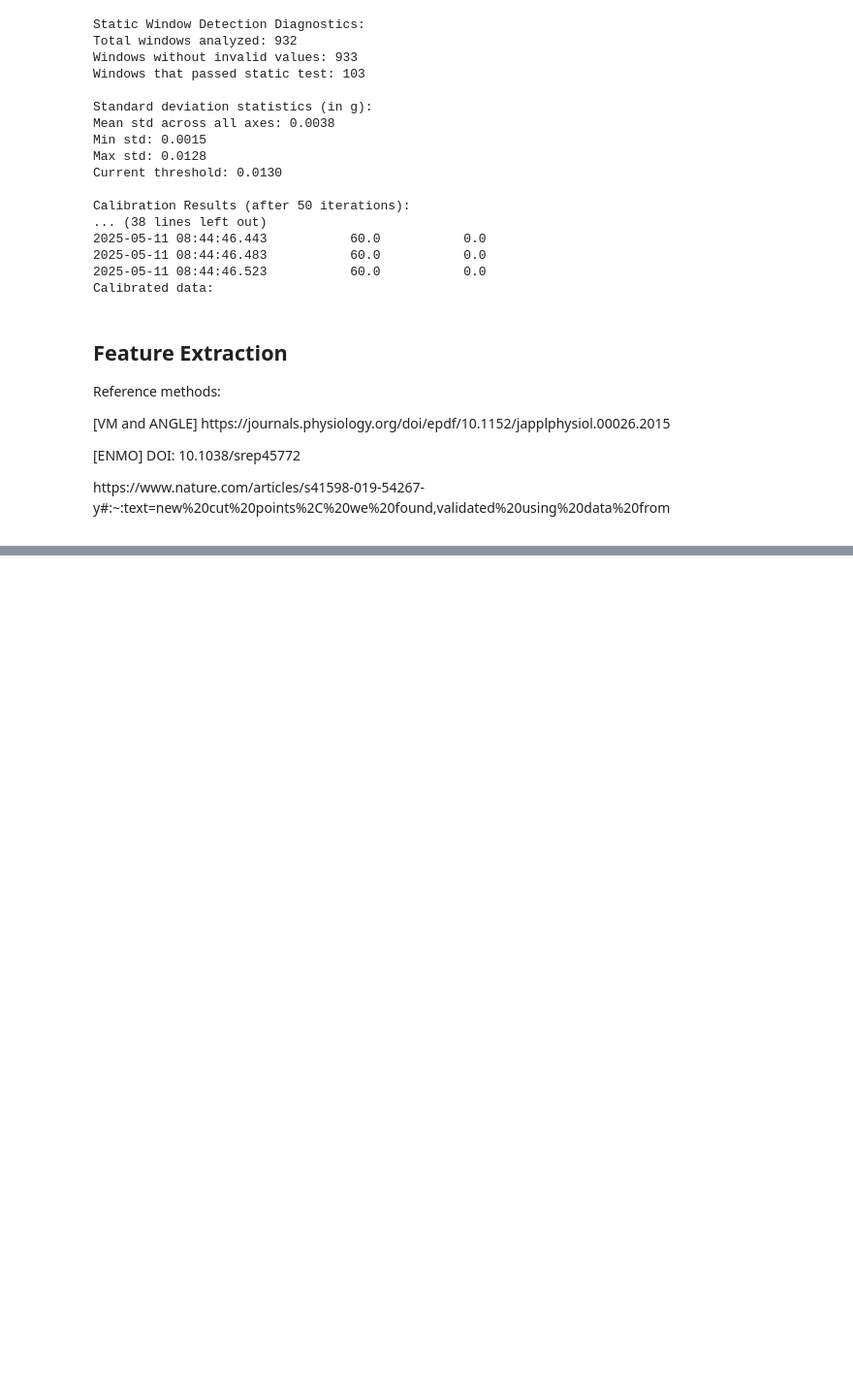
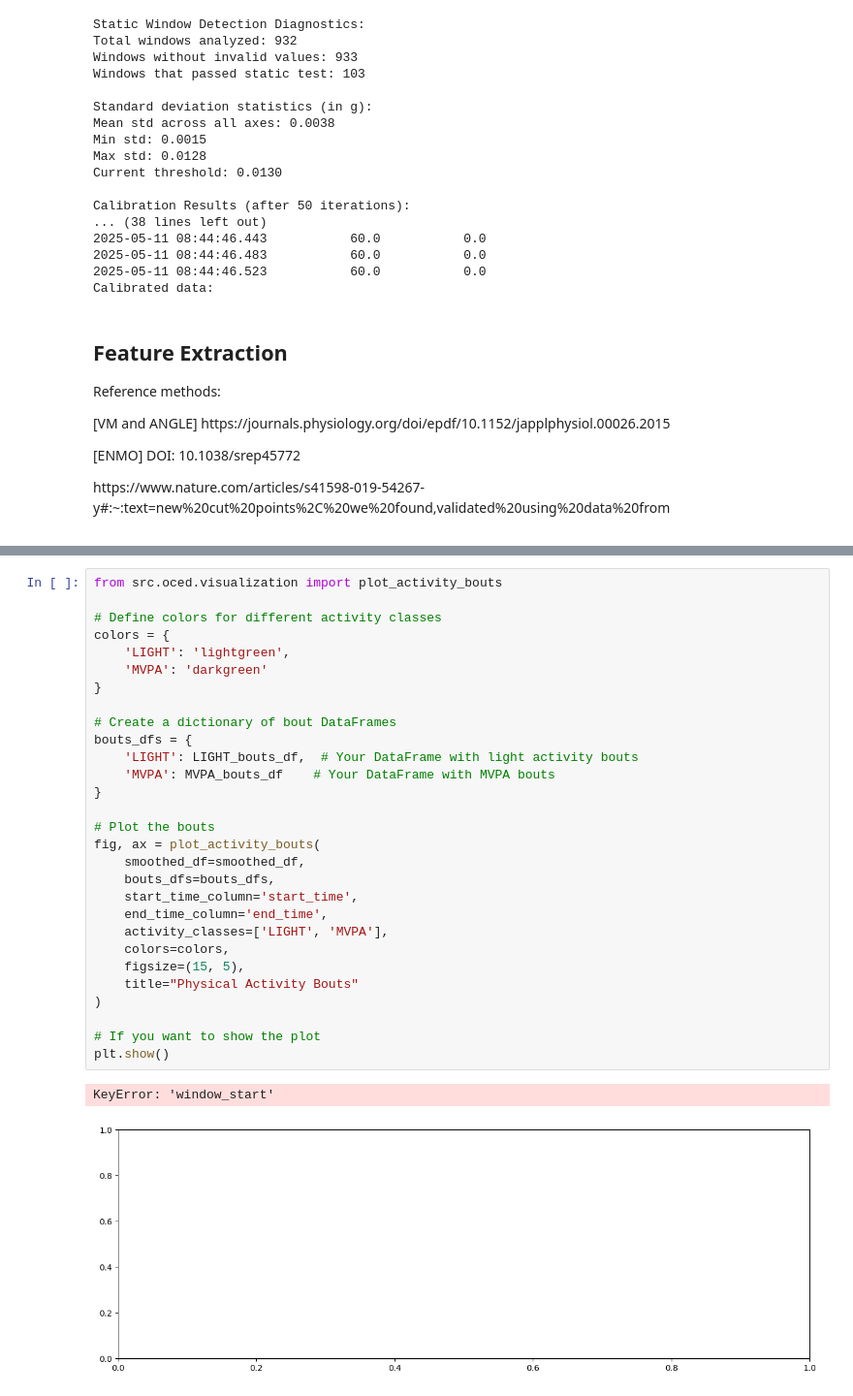
Before and after one commit to MariaInesRibeiro98/GameBus-HealthBehaviorMining, a Jupyter notebook: notebooks/05_data_query.ipynb, the cells around one changed output, grey strips where cells are left out. Shown at 97% size. Cells and saved outputs as stored; diff of their text form; blank space fills up the shorter version.

```diff
--- a/notebooks/05_data_query.ipynb
+++ b/notebooks/05_data_query.ipynb
@@ -468,0 +573,32 @@ PhysicalActivityClassifier.plot_activity_levels(classified_df, time_column='wind
+# %%
+from src.oced.visualization import plot_activity_bouts
+
+# Define colors for different activity classes
+colors = {
+    'LIGHT': 'lightgreen',
+    'MVPA': 'darkgreen'
+}
+
+# Create a dictionary of bout DataFrames
+bouts_dfs = {
+    'LIGHT': LIGHT_bouts_df,  # Your DataFrame with light activity bouts
+    'MVPA': MVPA_bouts_df    # Your DataFrame with MVPA bouts
+}
+
+# Plot the bouts
+fig, ax = plot_activity_bouts(
+    smoothed_df=smoothed_df,
+    bouts_dfs=bouts_dfs,
+    start_time_column='start_time',
+    end_time_column='end_time',
+    activity_classes=['LIGHT', 'MVPA'],
+    colors=colors,
+    figsize=(15, 5),
+    title="Physical Activity Bouts"
+)
+
+# If you want to show the plot
+plt.show()
+# %% [output]
+KeyError: 'window_start'
+[figure, added]
```
Also changed, not shown: parts of 15 cells of this notebook, 6 other files.
